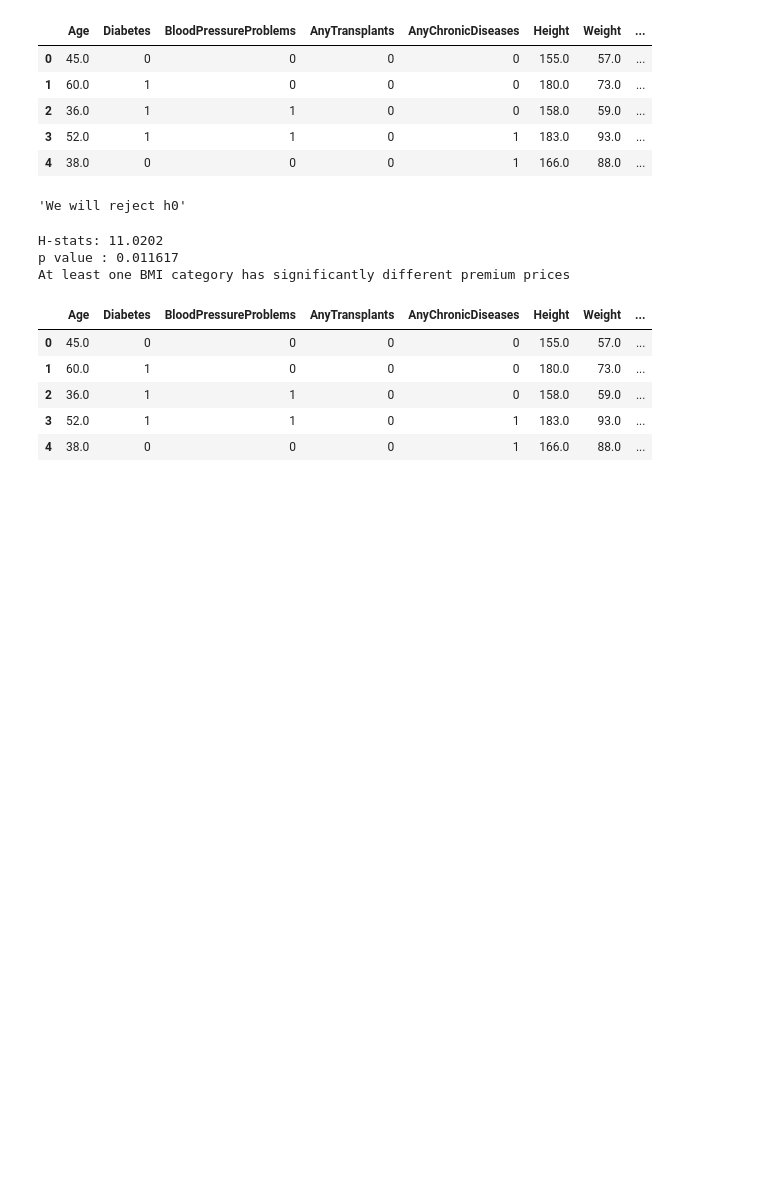
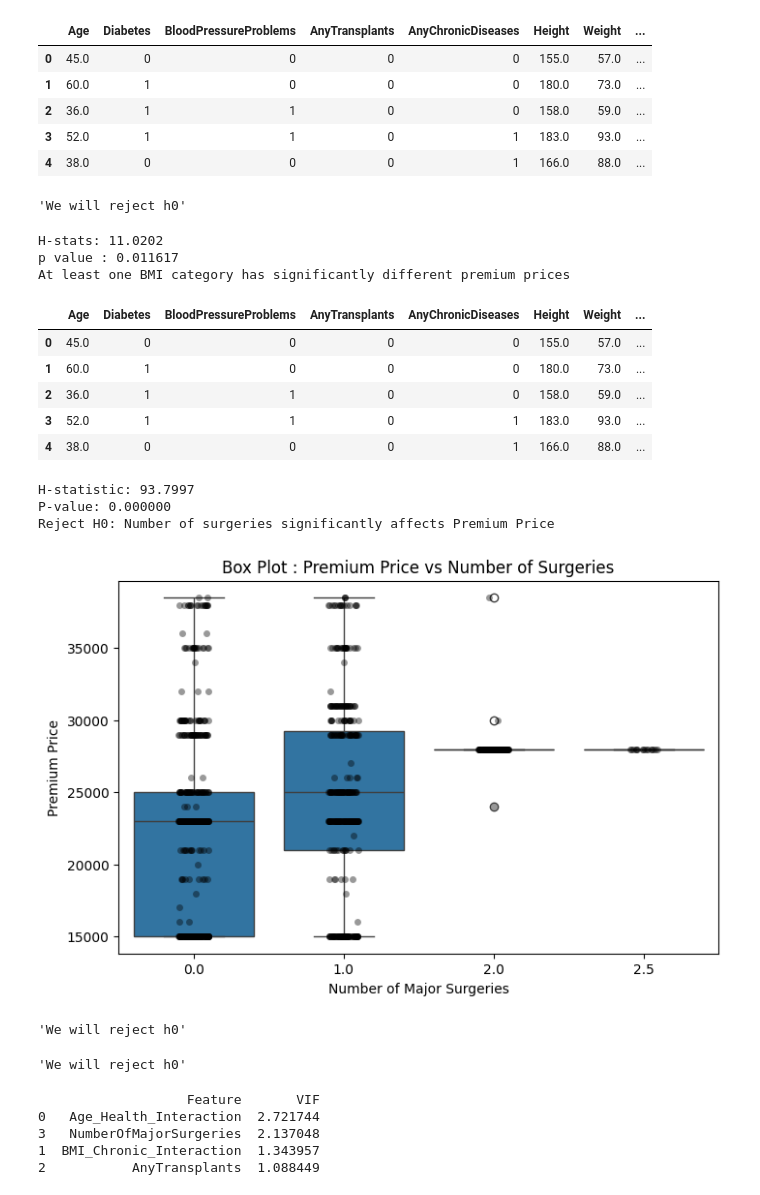
Before and after one commit to Somitav/insurance_cost_prediction, a Jupyter notebook: backend/EDA.ipynb, the cells around one changed output. Saved outputs shown, nothing was run; the diff lists cells and outputs as text; code cells hidden in the pictures; blank space fills up the shorter version.

Commit message:
model added ,features selected

```diff
--- a/backend/EDA.ipynb
+++ b/backend/EDA.ipynb
@@ -423,7 +444,7 @@ df_capped.head()
 # H0: Number of Major Surgeries has no effect on Premium Price
 # Ha: Number of Major Surgeries has effect on Premium Price
 
-groups = [df_capped[df_capped['NumberOfMajorSurgeries']==i]['PremiumPrice'] for i in df_capped['NumberofMajorSurgeries'].unique()]
+groups = [df_capped[df_capped['NumberOfMajorSurgeries']==i]['PremiumPrice'] for i in df_capped['NumberOfMajorSurgeries'].unique()]
 
 h_stat,p_value = kruskal(*groups)
 
@@ -435,3 +456,60 @@ if p_value < 0.05:
 
 else:
     print("Fail to Reject H0")
+# %% [output]
+H-statistic: 93.7997
+P-value: 0.000000
+Reject H0: Number of surgeries significantly affects Premium Price
+# %%
+# Box plot creation to verify the kruksal test
+df_capped['NumberOfMajorSurgeries'] = df_capped['NumberOfMajorSurgeries'].astype('category')
+plt.figure(figsize=(8,5))
+sns.boxplot(data=df_capped,x='NumberOfMajorSurgeries',y='PremiumPrice')
+
+plt.xlabel('Number of Major Surgeries')
+plt.ylabel('Premium Price')
+
+sns.stripplot(data=df_capped,x='NumberOfMajorSurgeries',
+              y='PremiumPrice',color='black',alpha=0.4)
+
+plt.title("Box Plot : Premium Price vs Number of Surgeries")
+plt.show()
+# %% [output]
+[figure, added]
+# %%
+# H0: Age has no effect on Premium Price
+# Ha: Age has effect on Premium Price
+
+hypothesis_test_num(x=df_capped['Age'], y=df_capped['PremiumPrice'], alpha=0.05)
+# %% [output]
+'We will reject h0'
+# %%
+# H0: BMI_Chronic_Interaction has no effect on Premium Price
+# Ha: BMI_Chronic_Interaction has effect on Premium Price
+
+hypothesis_test_num(x=df_capped['BMI_Chronic_Interaction'], y=df_capped['PremiumPrice'], alpha=0.05)
+# %% [output]
+'We will reject h0'
+# %%
+list_selected_features = [
+    'Age_Health_Interaction',    # Age × Health Risk (replaces Age + Health_Risk_Score)
+    'BMI_Chronic_Interaction',   # BMI × Chronic Disease (replaces BMI + AnyChronicDiseases)
+    'AnyTransplants',            # Significant in Mann-Whitney test
+    'NumberOfMajorSurgeries',    # Significant in Kruskal-Wallis test
+]
+
+df_vif = df_capped[list_selected_features].copy()
+
+vif_data = pd.DataFrame()
+vif_data['Feature'] = df_vif.columns
+vif_data['VIF'] = [variance_inflation_factor(df_vif.values, i)
+                   for i in range(len(df_vif.columns))]
+
+vif_data = vif_data.sort_values('VIF', ascending=False)
+print(vif_data)
+# %% [output]
+                   Feature       VIF
+0   Age_Health_Interaction  2.721744
+3   NumberOfMajorSurgeries  2.137048
+1  BMI_Chronic_Interaction  1.343957
+2           AnyTransplants  1.088449
```
Also changed, not shown: parts of 5 cells of this notebook, 1 other file.
